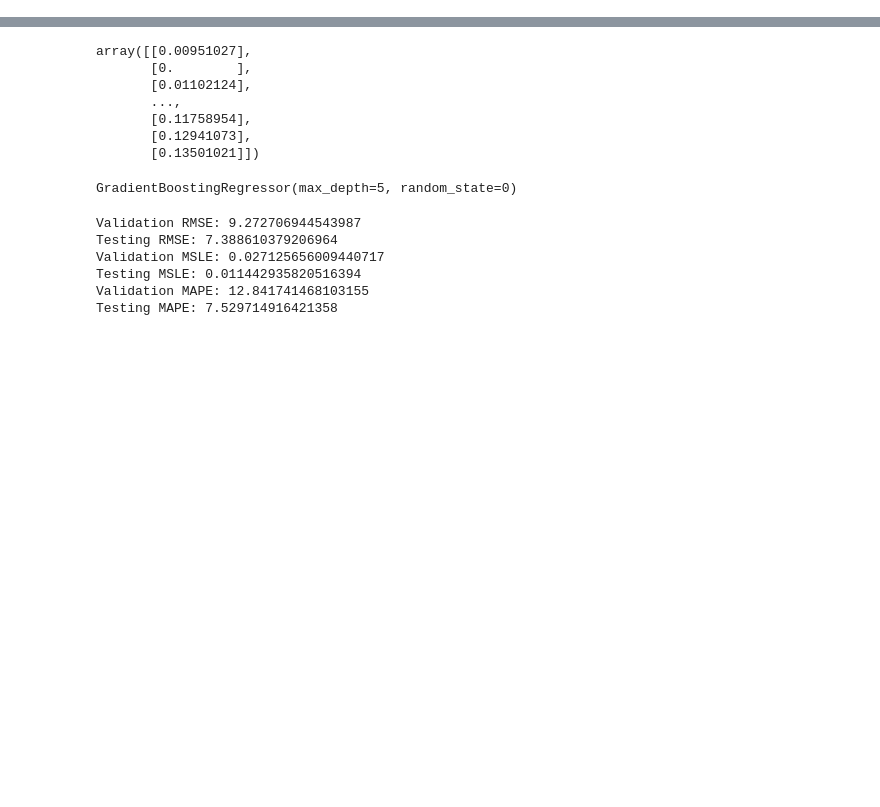
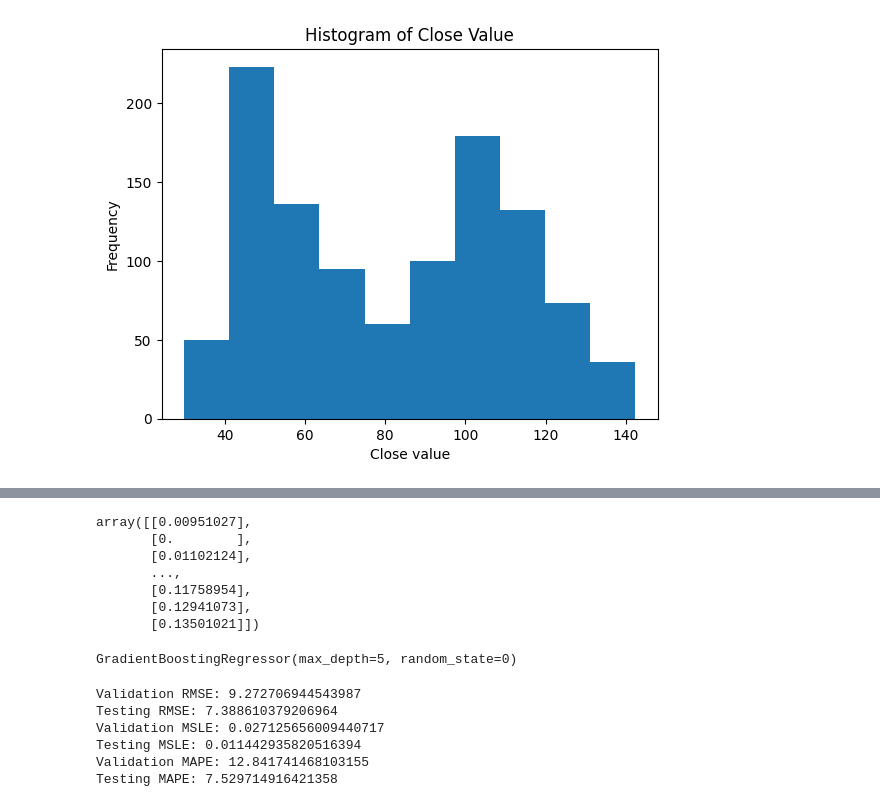
Before and after one commit to mynhungg/IS403.N21.HTTT_Nhom13, a Jupyter notebook: Model/GBT/GBT.ipynb, the cells around one changed output, grey strips where cells are left out. Cells and saved outputs as stored; diff of their text form; code cells hidden in the pictures; blank space fills up the shorter version.

```diff
--- a/Model/GBT/GBT.ipynb
+++ b/Model/GBT/GBT.ipynb
@@ -28,0 +28,7 @@ data
+# %%
+# Convert the 'Date' column to datetime format
+df['Date'] = pd.to_datetime(df['Date'])
+
+# Set the 'Date' column as the index value
+df.set_index('Date', inplace=True)
+df
@@ -28,0 +63,13 @@ data
+# %%
+#  Draw a histogram
+plt.hist(df['Close'])
+
+# Set label and title
+plt.xlabel('Close value')
+plt.ylabel('Frequency')
+plt.title('Histogram of Close Value')
+
+# Display histogram
+plt.show()
+# %% [output]
+[figure, added]
```
Also changed, not shown: parts of 9 cells of this notebook.
